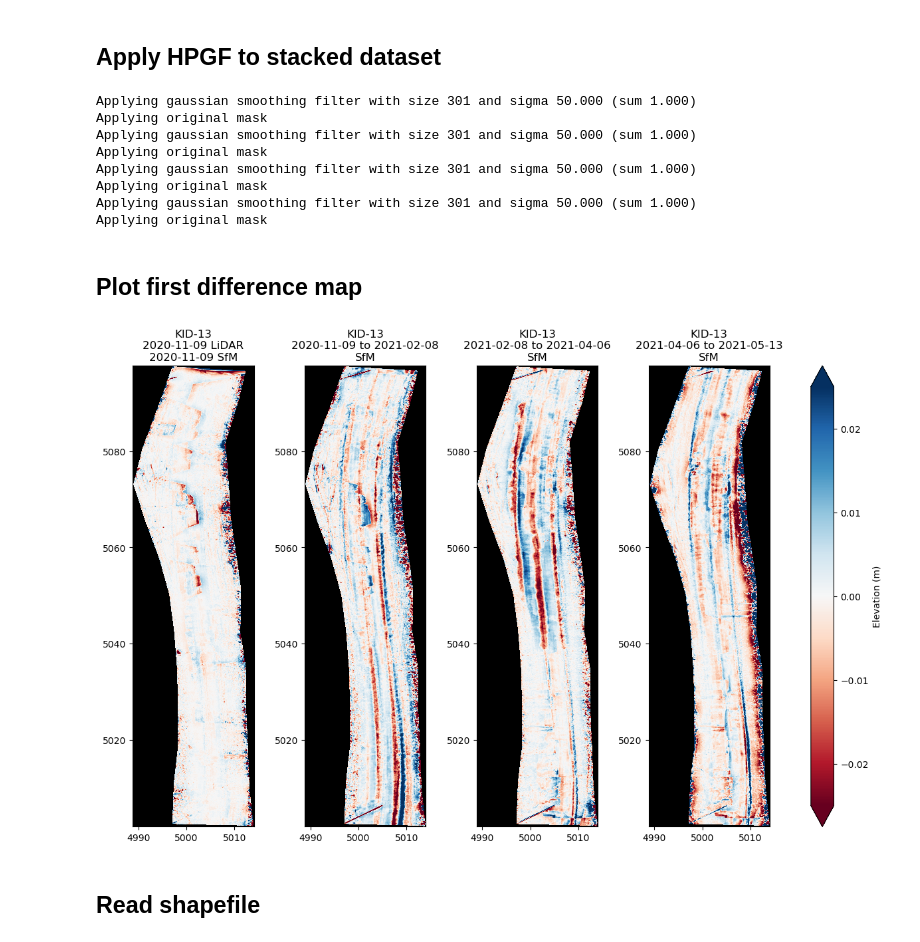
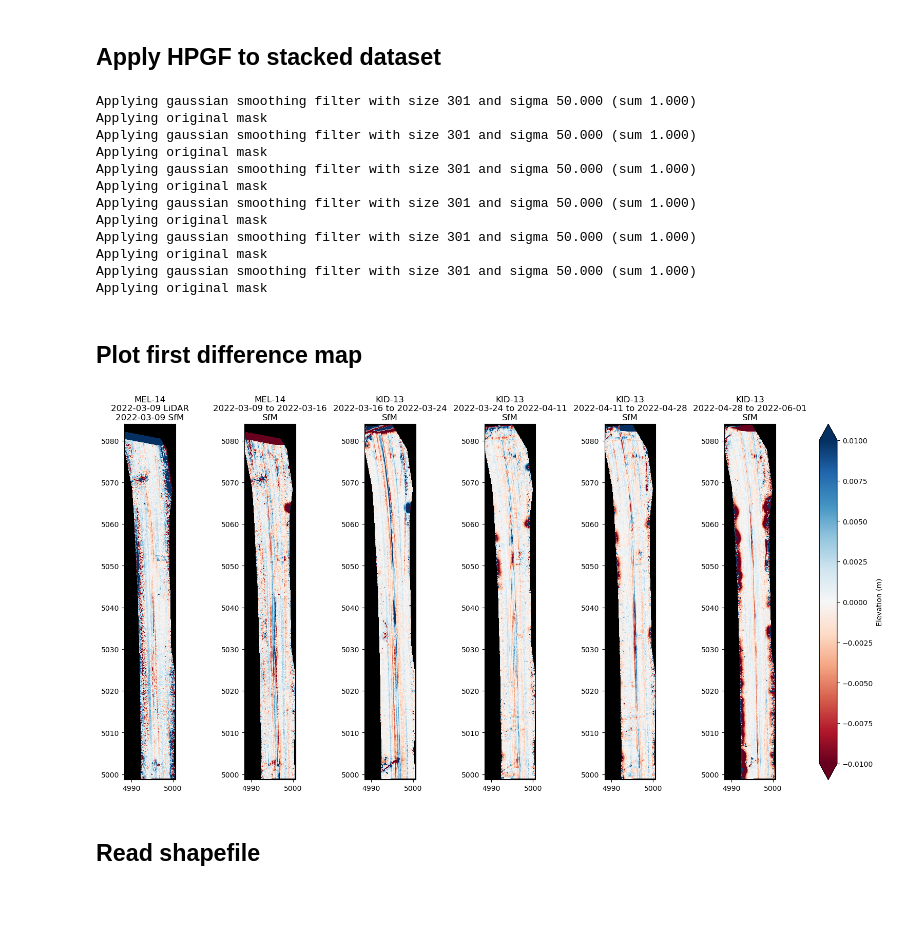
Before and after one commit to amanaster2/micro_diff, a Jupyter notebook: notebooks/stack_rasters.ipynb, the cells around one changed output. Saved outputs shown, nothing was run; the diff lists cells and outputs as text; code cells hidden in the pictures; blank space fills up the shorter version.

Commit message:
Making nice plots

```diff
--- a/notebooks/stack_rasters.ipynb
+++ b/notebooks/stack_rasters.ipynb
@@ -95,3 +88,12 @@ dsm_files = ['../data/dems/k13_coreg/wsyr1/k13_20201109_lidar_coreg.tif',
+# %%
+dsm_files = ['../data/dems/m14_coreg/wsyr2/m14_20220309_lidar_coreg.tif',
+             '../data/dems/m14_coreg/wsyr2/m14_20220310_sfm_coreg.tif',
+             '../data/dems/m14_coreg/wsyr2/m14_20220316_sfm_coreg.tif',
+             '../data/dems/m14_coreg/wsyr2/m14_20220324_sfm_coreg.tif',
+             '../data/dems/m14_coreg/wsyr2/m14_20220411_sfm_coreg.tif',
+             '../data/dems/m14_coreg/wsyr2/m14_20220428_sfm_coreg.tif',
+             '../data/dems/m14_coreg/wsyr2/m14_20220601_sfm_coreg.tif'
+            ]
 # %% [markdown]
 ## Parse time stamps
 # %%
@@ -132,8 +136,8 @@ Reading files from ../data/dems/k13_coreg/wsyr1
 ## Ensure `nodata` values are correct
 # %%
 ds_nodata = ds.band1
-nd = np.nanmax(ds_nodata.isel(time=4).values)
-ds_nodata = ds_nodata.where(ds_nodata!=nd)
+nd = np.nanmax(ds_nodata.isel(time=6).values)
+# ds_nodata = ds_nodata.where(ds_nodata!=nd)
 
 nd
 # %% [output]
@@ -205,6 +181,8 @@ ds_diff_smooth0, size = micro.hpgf.gauss_fltr_astropy_fft(ds_diff.isel(time=0).v
 ds_diff_smooth1, size = micro.hpgf.gauss_fltr_astropy_fft(ds_diff.isel(time=1).values, sigma = sigma, origmask=True)
 ds_diff_smooth2, size = micro.hpgf.gauss_fltr_astropy_fft(ds_diff.isel(time=2).values, sigma = sigma, origmask=True)
 ds_diff_smooth3, size = micro.hpgf.gauss_fltr_astropy_fft(ds_diff.isel(time=3).values, sigma = sigma, origmask=True)
+ds_diff_smooth4, size = micro.hpgf.gauss_fltr_astropy_fft(ds_diff.isel(time=4).values, sigma = sigma, origmask=True)
+ds_diff_smooth5, size = micro.hpgf.gauss_fltr_astropy_fft(ds_diff.isel(time=5).values, sigma = sigma, origmask=True)
 # %% [output]
 Applying gaussian smoothing filter with size 301 and sigma 50.000 (sum 1.000)
 Applying original mask
@@ -214,34 +192,47 @@ Applying gaussian smoothing filter with size 301 and sigma 50.000 (sum 1.000)
 Applying original mask
 Applying gaussian smoothing filter with size 301 and sigma 50.000 (sum 1.000)
 Applying original mask
+Applying gaussian smoothing filter with size 301 and sigma 50.000 (sum 1.000)
+Applying original mask
+Applying gaussian smoothing filter with size 301 and sigma 50.000 (sum 1.000)
+Applying original mask
 # %%
-ds_diff = ds_diff - [ds_diff_smooth0, ds_diff_smooth1, ds_diff_smooth2, ds_diff_smooth3]
+ds_diff = ds_diff - [ds_diff_smooth0, ds_diff_smooth1, ds_diff_smooth2,\
+     ds_diff_smooth3, ds_diff_smooth4, ds_diff_smooth5]
 # %% [markdown]
 ## Plot first difference map
 # %%
-fig, ax = plt.subplots(1, 4, figsize=(16,9))
+fig, ax = plt.subplots(1, 6, figsize=(22,9))
 
 ds_extent= ds_diff.rio.bounds()
-m = ax[0].imshow(ds_diff.isel(time=0), cmap = 'RdBu', vmin=-0.025, vmax=0.025)
+m = ax[0].imshow(ds_diff.isel(time=0), cmap = 'RdBu', vmin=-0.01, vmax=0.01)
 fig.colorbar(m, label='Elevation (m)', extend='both', ax=ax)
 
-ax[0].imshow(ds_diff.isel(time=0), cmap='RdBu', vmin=-0.025, vmax=0.025, extent = ds_extent)
-ax[0].set_title('KID-13\n2020-11-09 LiDAR\n2020-11-09 SfM')
+ax[0].imshow(ds_diff.isel(time=0), cmap='RdBu', vmin=-0.01, vmax=0.01, extent = ds_extent)
+ax[0].set_title('MEL-14\n2022-03-09 LiDAR\n2022-03-09 SfM')
 ax[0].set_facecolor('k')
 
-ax[1].imshow(ds_diff.isel(time=1), cmap='RdBu', vmin=-0.025, vmax=0.025, extent = ds_extent)
-ax[1].set_title('KID-13\n2020-11-09 to 2021-02-08\nSfM')
+ax[1].imshow(ds_diff.isel(time=1), cmap='RdBu', vmin=-0.01, vmax=0.01, extent = ds_extent)
+ax[1].set_title('MEL-14\n2022-03-09 to 2022-03-16\nSfM')
 ax[1].set_facecolor('k')
 
-ax[2].imshow(ds_diff.isel(time=2), cmap='RdBu', vmin=-0.025, vmax=0.025, extent = ds_extent)
-ax[2].set_title('KID-13\n2021-02-08 to 2021-04-06\nSfM')
+ax[2].imshow(ds_diff.isel(time=2), cmap='RdBu', vmin=-0.01, vmax=0.01, extent = ds_extent)
+ax[2].set_title('KID-13\n2022-03-16 to 2022-03-24\nSfM')
 ax[2].set_facecolor('k')
 
-ax[3].imshow(ds_diff.isel(time=3), cmap='RdBu', vmin=-0.025, vmax=0.025, extent = ds_extent)
-ax[3].set_title('KID-13\n2021-04-06 to 2021-05-13\nSfM')
+ax[3].imshow(ds_diff.isel(time=3), cmap='RdBu', vmin=-0.01, vmax=0.01, extent = ds_extent)
+ax[3].set_title('KID-13\n2022-03-24 to 2022-04-11\nSfM')
 ax[3].set_facecolor('k')
+
+ax[4].imshow(ds_diff.isel(time=4), cmap='RdBu', vmin=-0.01, vmax=0.01, extent = ds_extent)
+ax[4].set_title('KID-13\n2022-04-11 to 2022-04-28\nSfM')
+ax[4].set_facecolor('k')
+
+ax[5].imshow(ds_diff.isel(time=5), cmap='RdBu', vmin=-0.01, vmax=0.01, extent = ds_extent)
+ax[5].set_title('KID-13\n2022-04-28 to 2022-06-01\nSfM')
+ax[5].set_facecolor('k')
 # %% [output]
-[figure, old version]
+[figure, new version]
 # %% [markdown]
 ## Read shapefile
 # %%
```
Also changed, not shown: parts of 15 cells of this notebook.
